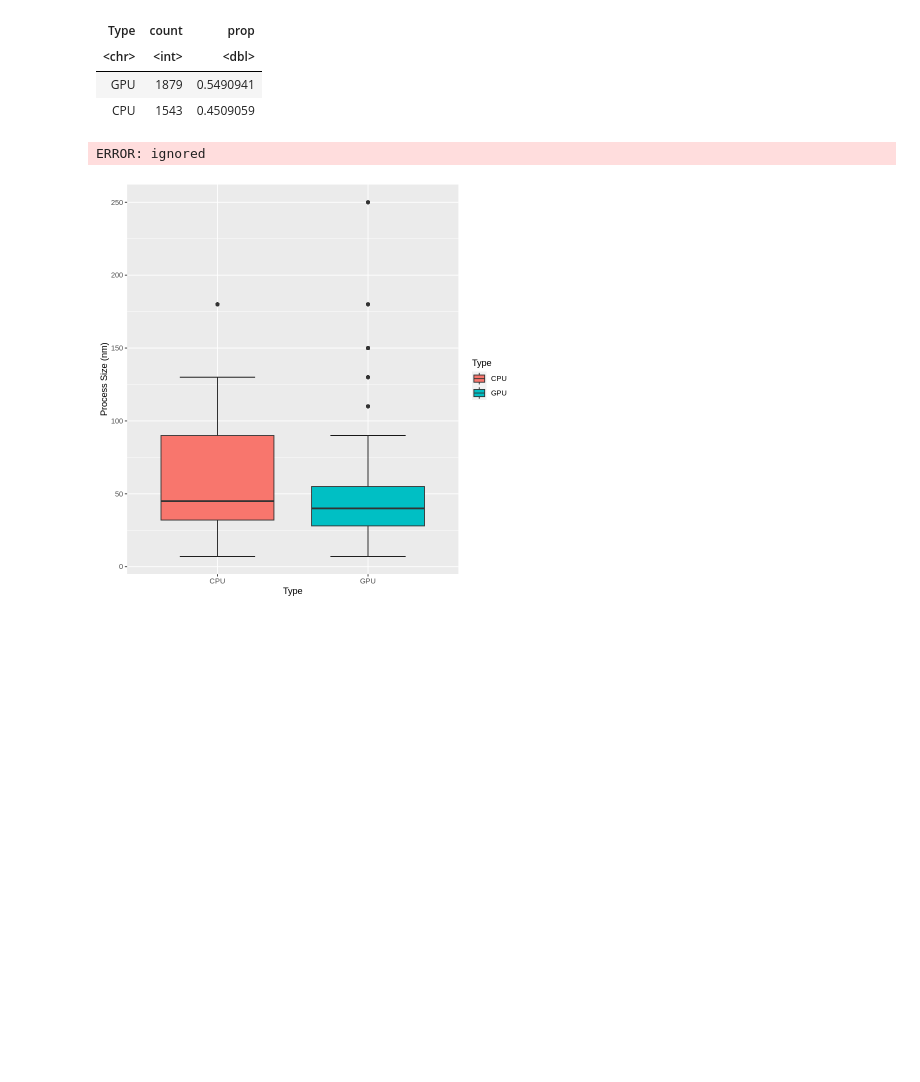
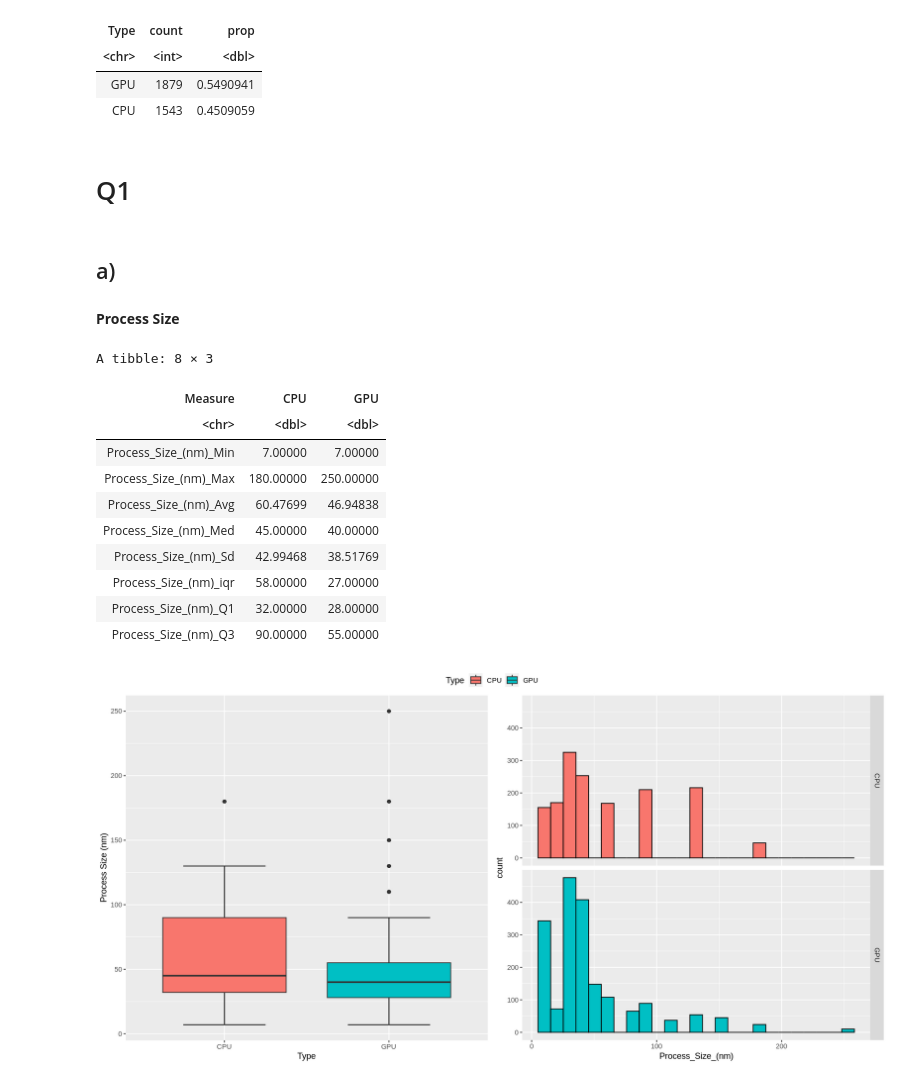
Before and after one commit to TheMathAI/MATH208_PROJECT, a Jupyter notebook: MATH_208_Project_ipynb_adlı_not_defterinin_kopyası.ipynb, the cells around one changed output. Cells and saved outputs as stored; diff of their text form; code cells hidden in the pictures; blank space fills up the shorter version.

```diff
--- a/MATH_208_Project_ipynb_adlı_not_defterinin_kopyası.ipynb
+++ b/MATH_208_Project_ipynb_adlı_not_defterinin_kopyası.ipynb
@@ -61,13 +67,40 @@ summary_cpu_gpu
 # %%
 # pivoting wider to compare more easily the difference between CPU and GPU
-summary_cpu_gpu %>% pivot_wider(names_from = Type, values_from = value)
-colnames(cpu_gpu_data_no_NA)
+summary_cpu_gpu_wide <- summary_cpu_gpu %>% pivot_wider(names_from = Type, values_from = value)
-# %% [output]
-ERROR: ignored
-# %%
-# boxplot
-ggplot(cpu_gpu_data_no_NA,aes(x=Type,y=`Process_Size_(nm)`,fill=Type)) +
-stat_boxplot(geom="errorbar",width=0.5) + geom_boxplot() +
-ylab("Process Size (nm)")
-# %% [output]
-[figure, removed]
+# %% [markdown]
+# Q1
+# %% [markdown]
+## a)
+# %% [markdown]
+**Process Size**
+# %%
+# Plot for Process_Size
+
+# boxplot
+box1 <- ggplot(cpu_gpu_data_no_NA,aes(x=Type,y=`Process_Size_(nm)`,fill=Type)) +
+stat_boxplot(geom="errorbar",width=0.5) + geom_boxplot() +
+ylab("Process Size (nm)")
+# histogram
+hist1 <- ggplot(cpu_gpu_data_no_NA, aes(x=`Process_Size_(nm)`,group=Type,fill=Type)) +
+geom_histogram(bins=25,col="black") +
+facet_grid(rows=vars(Type))
+# changing size of figure print
+options(repr.plot.width=14, repr.plot.height=7)
+# 2 plots in same figure
+ggarrange(box1,hist1, nrow = 1, common.legend = TRUE)
+
+# printing table with numerical values
+summary_cpu_gpu_wide %>% filter(str_detect(Measure, "Process"))
+# %% [output]
+A tibble: 8 × 3
+| Measure | CPU | GPU |
+| <chr> | <dbl> | <dbl> |
+| Process_Size_(nm)_Min | 7.00000 | 7.00000 |
+| Process_Size_(nm)_Max | 180.00000 | 250.00000 |
+| Process_Size_(nm)_Avg | 60.47699 | 46.94838 |
+| Process_Size_(nm)_Med | 45.00000 | 40.00000 |
+| Process_Size_(nm)_Sd | 42.99468 | 38.51769 |
+| Process_Size_(nm)_iqr | 58.00000 | 27.00000 |
+| Process_Size_(nm)_Q1 | 32.00000 | 28.00000 |
+| Process_Size_(nm)_Q3 | 90.00000 | 55.00000 |
+[figure, added]
```
Also changed, not shown: parts of 35 cells of this notebook.
